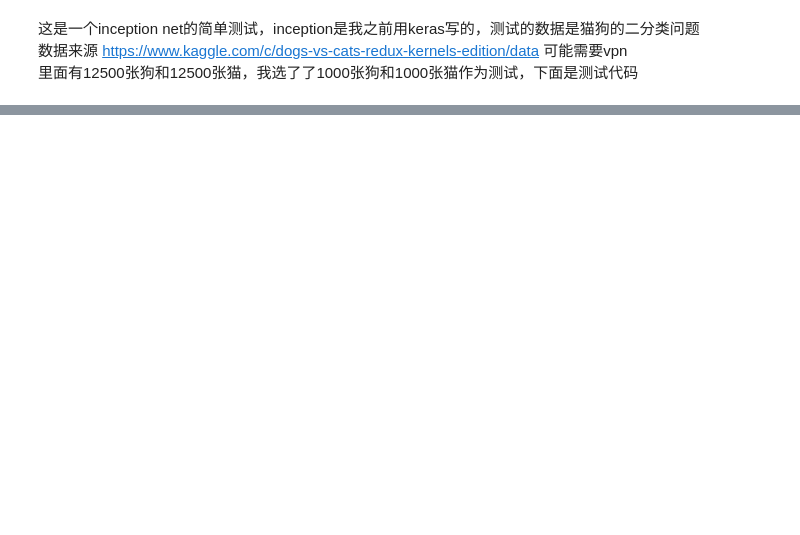
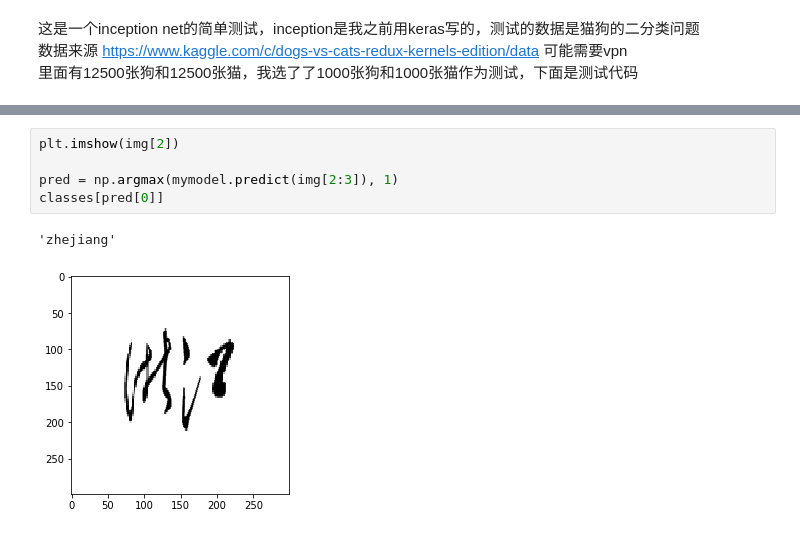
Before and after one commit to leezqcst/express_recognition, a Jupyter notebook: model/inception.ipynb, the cells around one changed output, grey strips where cells are left out. Saved outputs shown, nothing was run; the diff lists cells and outputs as text; blank space fills up the shorter version.

```diff
--- a/model/inception.ipynb
+++ b/model/inception.ipynb
@@ -235,0 +298,8 @@ Epoch 20/20
+# %%
+plt.imshow(img[2])
+
+pred = np.argmax(mymodel.predict(img[2:3]), 1)
+classes[pred[0]]
+# %% [output]
+'zhejiang'
+[figure, added]
```
Also changed, not shown: parts of 11 cells of this notebook, 1 other file.
